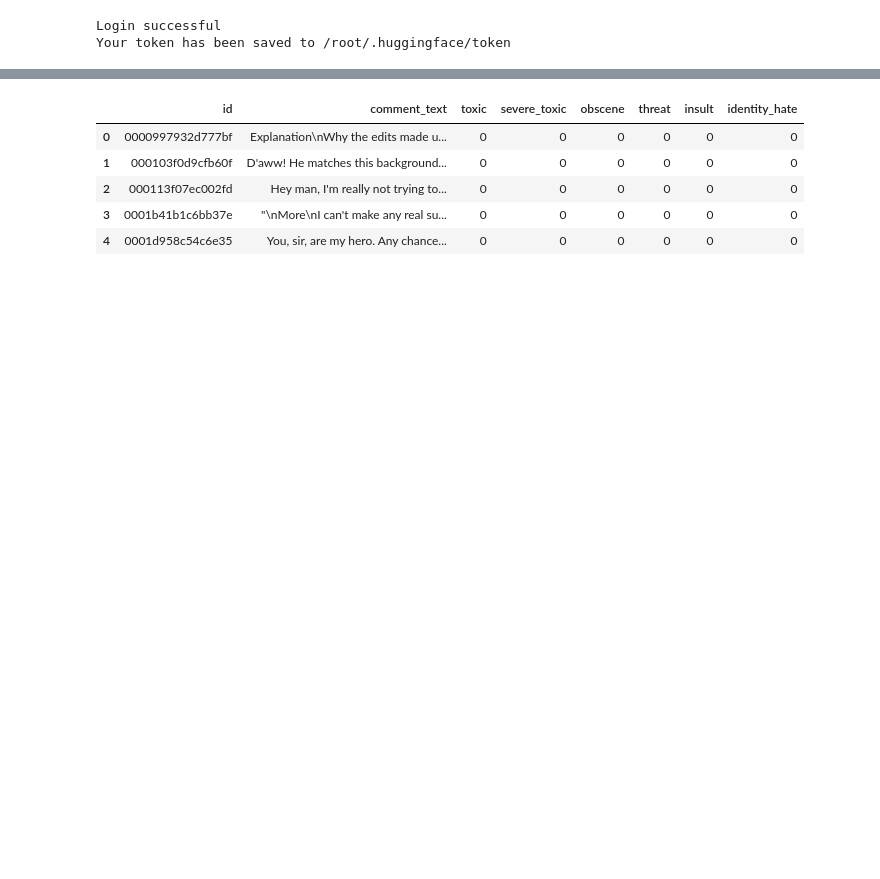
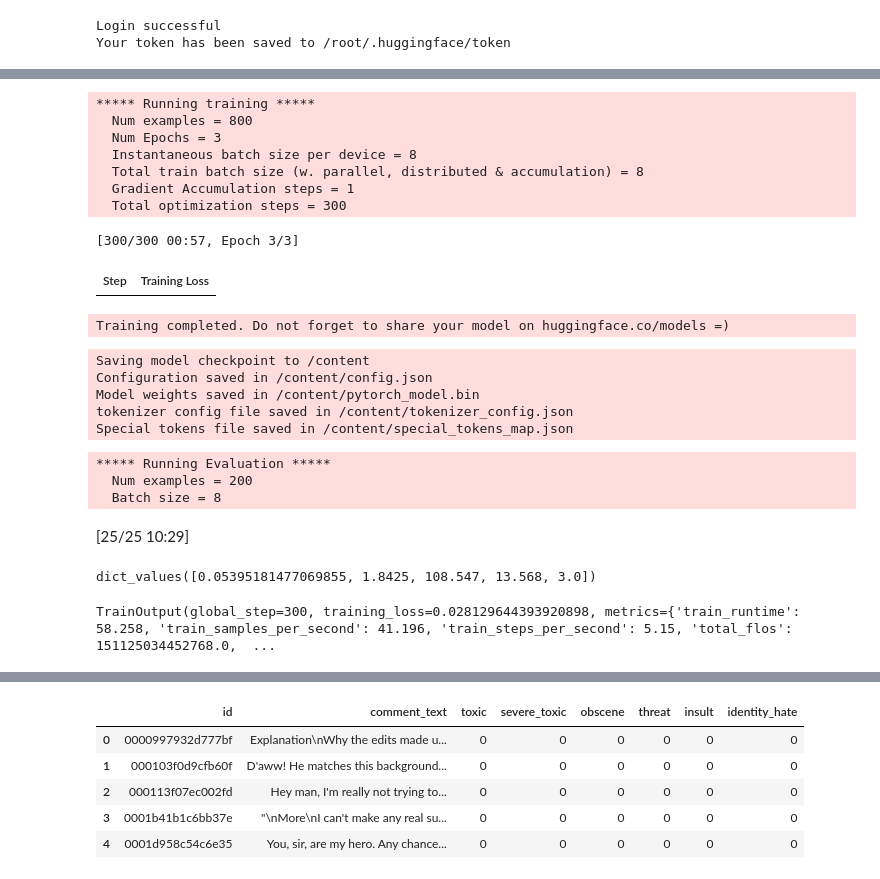
Before and after one commit to HAL22/Kaggle-Competitions, a Jupyter notebook: Toxic_Comment_Classification_Challenge.ipynb, the cells around one changed output, grey strips where cells are left out. Cells and saved outputs as stored; diff of their text form; code cells hidden in the pictures; blank space fills up the shorter version.

```diff
--- a/Toxic_Comment_Classification_Challenge.ipynb
+++ b/Toxic_Comment_Classification_Challenge.ipynb
@@ -43,0 +121,7 @@ Archive:  /content/jigsaw-toxic-comment-classification-challenge.zip
+# %%
+cols = ds["train"].column_names
+print(cols)
+cols.remove("labels")
+print(cols)
+ds_enc = ds.map(tokenize_and_encode, batched=True, remove_columns=cols)
+ds_enc
@@ -43,0 +142,5 @@ Archive:  /content/jigsaw-toxic-comment-classification-challenge.zip
+# %%
+ds_enc.set_format("torch")
+ds_enc = (ds_enc
+          .map(lambda x : {"float_labels": x["labels"].to(torch.float)}, remove_columns=["labels"])
+          .rename_column("float_labels", "labels"))
@@ -43,0 +164,3 @@ Archive:  /content/jigsaw-toxic-comment-classification-challenge.zip
+# %%
+num_labels=6
+model_bert = AutoModelForSequenceClassification.from_pretrained(model, num_labels=num_labels, problem_type="multi_label_classification").to('cuda')
@@ -43,0 +173,4 @@ Archive:  /content/jigsaw-toxic-comment-classification-challenge.zip
+# %%
+args = TrainingArguments(num_train_epochs=3,output_dir="/content")
+
+trainer = Trainer(model=model_bert, args=args, train_dataset=ds_enc["train"], eval_dataset=ds_enc["test"], tokenizer=tokenizer)
@@ -43,0 +191,36 @@ Archive:  /content/jigsaw-toxic-comment-classification-challenge.zip
+# %%
+eval = trainer.train()
+# %% [output]
+***** Running training *****
+  Num examples = 800
+  Num Epochs = 3
+  Instantaneous batch size per device = 8
+  Total train batch size (w. parallel, distributed & accumulation) = 8
+  Gradient Accumulation steps = 1
+  Total optimization steps = 300
+[300/300 00:57, Epoch 3/3]
+| Step | Training Loss |
+Training completed. Do not forget to share your model on huggingface.co/models =)
+# %%
+trainer.save_model(output_dir="/content")
+# %% [output]
+Saving model checkpoint to /content
+Configuration saved in /content/config.json
+Model weights saved in /content/pytorch_model.bin
+tokenizer config file saved in /content/tokenizer_config.json
+Special tokens file saved in /content/special_tokens_map.json
+# %%
+val = trainer.evaluate()
+# %% [output]
+***** Running Evaluation *****
+  Num examples = 200
+  Batch size = 8
+[25/25 10:29]
+# %%
+val.values()
+# %% [output]
+dict_values([0.05395181477069855, 1.8425, 108.547, 13.568, 3.0])
+# %%
+eval
+# %% [output]
+TrainOutput(global_step=300, training_loss=0.028129644393920898, metrics={'train_runtime': 58.258, 'train_samples_per_second': 41.196, 'train_steps_per_second': 5.15, 'total_flos': 151125034452768.0,  ...
```
Also changed, not shown: parts of 37 cells of this notebook.
